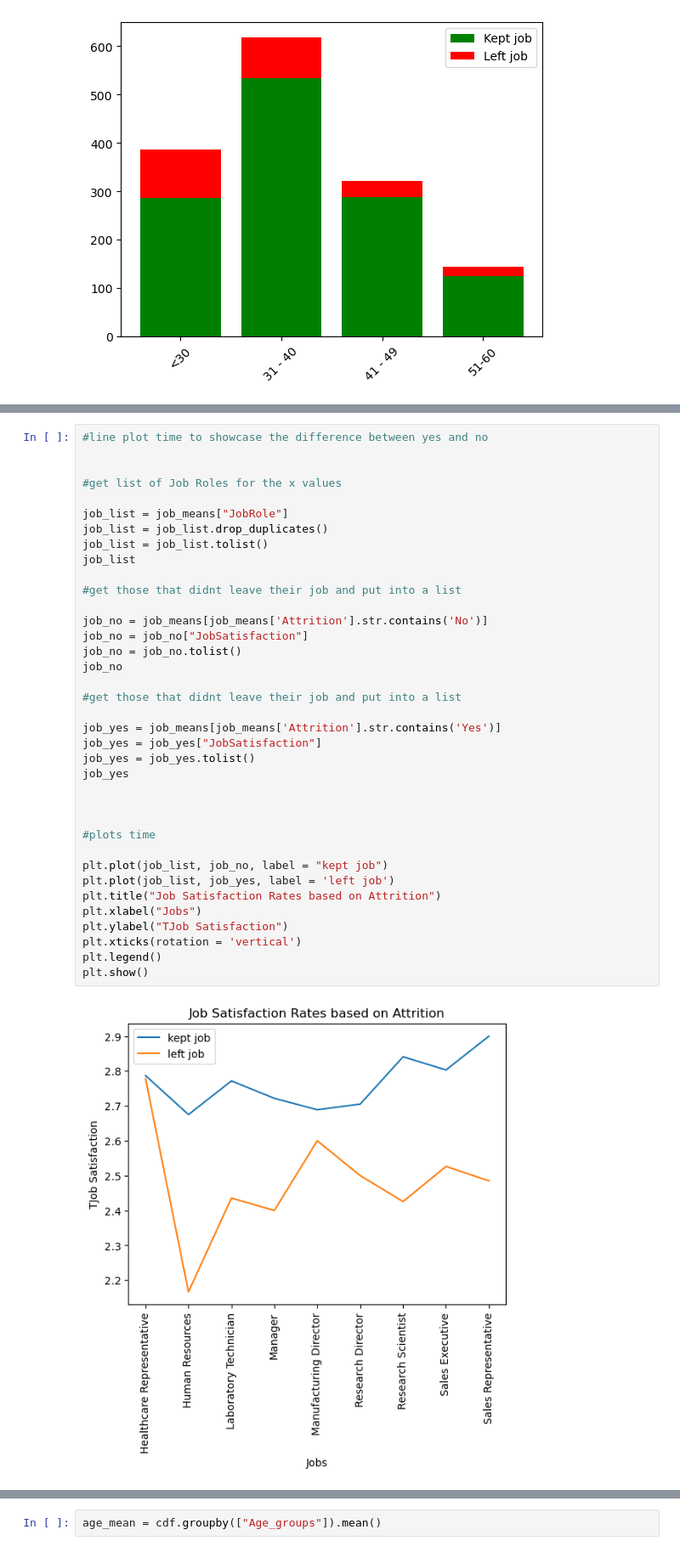
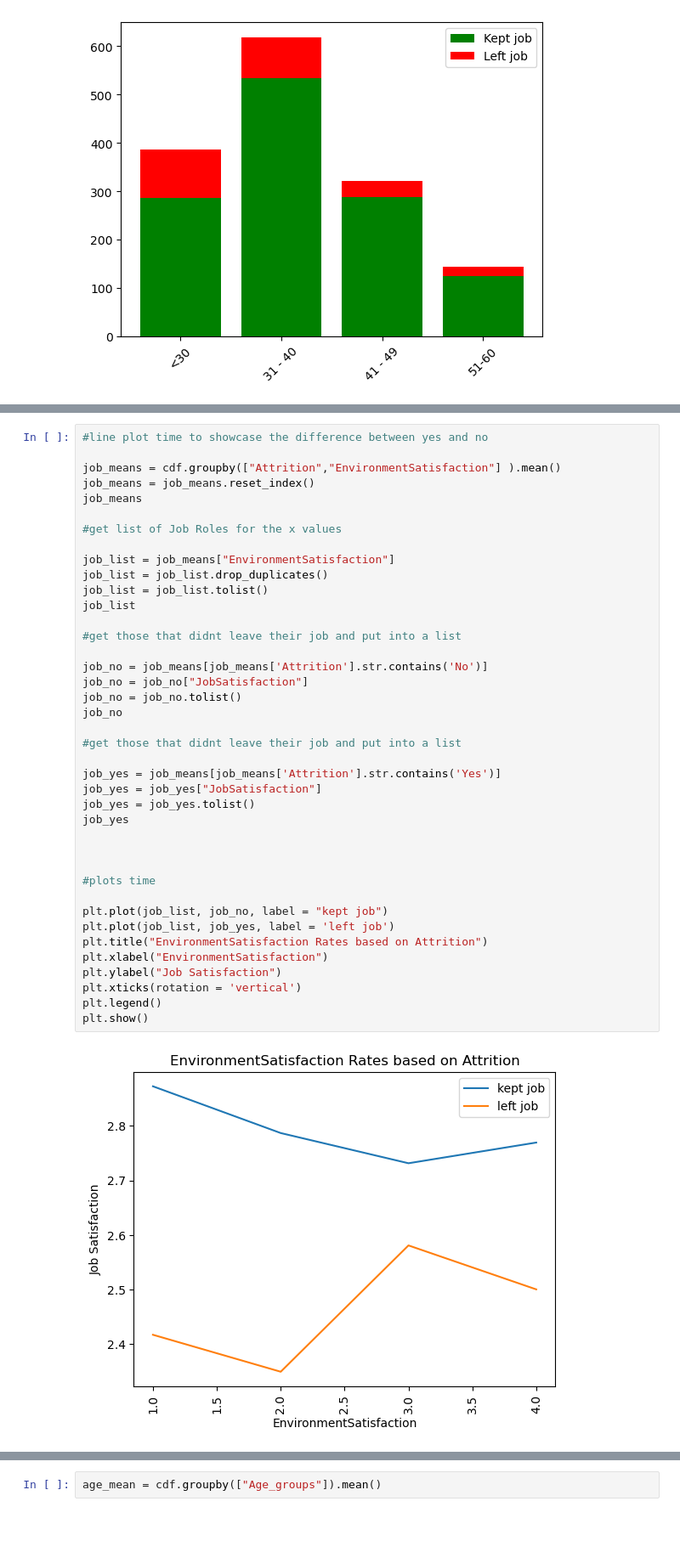
Before and after one commit to Jeff-Wince/GroupProj_Aakash_Jeff_Sonila_Stephanie, a Jupyter notebook: HR-Employee-Attrition.ipynb, the cells around one changed output, grey strips where cells are left out. Shown at 85% size. Drawn from its saved outputs; the diff is of its cells as text; blank space fills up the shorter version.

```diff
--- a/HR-Employee-Attrition.ipynb
+++ b/HR-Employee-Attrition.ipynb
@@ -350,39 +390,42 @@ job_means
 # %%
 #line plot time to showcase the difference between yes and no
 
+job_means = cdf.groupby(["Attrition","EnvironmentSatisfaction"] ).mean()
+job_means = job_means.reset_index()
+job_means
 
 #get list of Job Roles for the x values
 
-job_list = job_means["JobRole"]
+job_list = job_means["EnvironmentSatisfaction"]
 job_list = job_list.drop_duplicates()
 job_list = job_list.tolist()
 job_list
 
 #get those that didnt leave their job and put into a list
 
 job_no = job_means[job_means['Attrition'].str.contains('No')]
 job_no = job_no["JobSatisfaction"]
 job_no = job_no.tolist()
 job_no
 
 #get those that didnt leave their job and put into a list
 
 job_yes = job_means[job_means['Attrition'].str.contains('Yes')]
 job_yes = job_yes["JobSatisfaction"]
 job_yes = job_yes.tolist()
 job_yes
 
 
 
 #plots time
 
 plt.plot(job_list, job_no, label = "kept job")
 plt.plot(job_list, job_yes, label = 'left job')
-plt.title("Job Satisfaction Rates based on Attrition")
-plt.xlabel("Jobs")
-plt.ylabel("TJob Satisfaction")
+plt.title("EnvironmentSatisfaction Rates based on Attrition")
+plt.xlabel("EnvironmentSatisfaction")
+plt.ylabel("Job Satisfaction")
 plt.xticks(rotation = 'vertical')
 plt.legend()
 plt.show()
 # %% [output]
-[figure, old version]
+[figure, new version]
```
Also changed, not shown: parts of 11 cells of this notebook, 3 other files.
